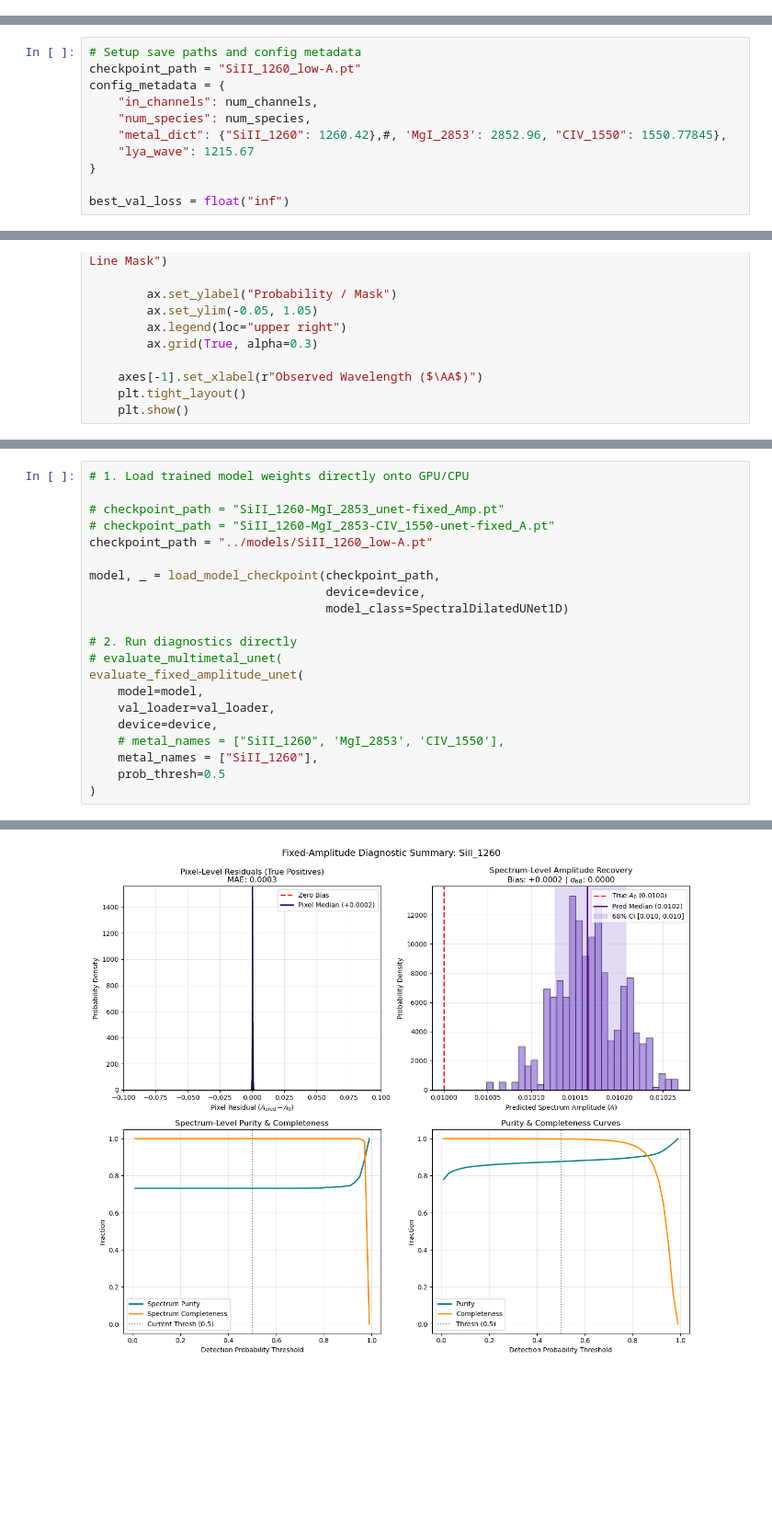
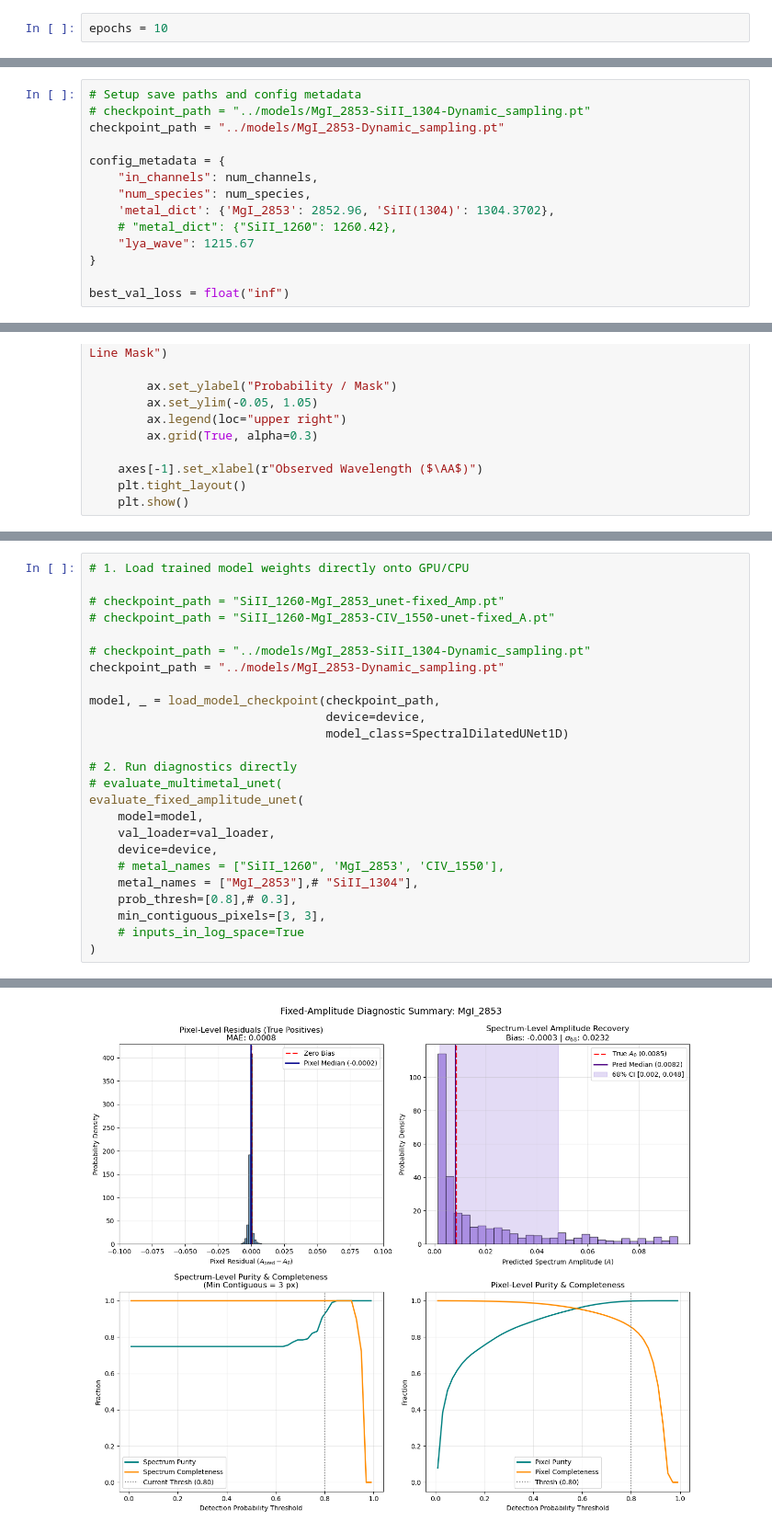
Before and after one commit to m-herbold/metal_classification, a Jupyter notebook: old/lognormal_unet-Copy1.ipynb, the cells around one changed output, grey strips where cells are left out. Shown at 92% size. Drawn from its saved outputs; the diff is of its cells as text; blank space fills up the shorter version.

```diff
--- a/old/lognormal_unet-Copy1.ipynb
+++ b/old/lognormal_unet-Copy1.ipynb
@@ -665,0 +803,2 @@ class SpectralDilatedUNet1D(nn.Module):
+# %%
+epochs = 10
@@ -686,10 +884,13 @@ optimizer = torch.optim.AdamW(model.parameters(), lr=3e-4, weight_decay=1e-4)
 # %%
 # Setup save paths and config metadata
-checkpoint_path = "SiII_1260_low-A.pt"
+# checkpoint_path = "../models/MgI_2853-SiII_1304-Dynamic_sampling.pt"
+checkpoint_path = "../models/MgI_2853-Dynamic_sampling.pt"
+
 config_metadata = {
     "in_channels": num_channels,
     "num_species": num_species,
-    "metal_dict": {"SiII_1260": 1260.42},#, 'MgI_2853': 2852.96, "CIV_1550": 1550.77845},
+    'metal_dict': {'MgI_2853': 2852.96, 'SiII(1304)': 1304.3702},
+    # "metal_dict": {"SiII_1260": 1260.42},
     "lya_wave": 1215.67
 }
 
@@ -1971,7 +1795,9 @@ def plot_sample_spectrum_prediction(
 
 # checkpoint_path = "SiII_1260-MgI_2853_unet-fixed_Amp.pt"
 # checkpoint_path = "SiII_1260-MgI_2853-CIV_1550-unet-fixed_A.pt"
-checkpoint_path = "../models/SiII_1260_low-A.pt"
+
+# checkpoint_path = "../models/MgI_2853-SiII_1304-Dynamic_sampling.pt"
+checkpoint_path = "../models/MgI_2853-Dynamic_sampling.pt"
 
 model, _ = load_model_checkpoint(checkpoint_path,
                                  device=device,
@@ -1984,7 +1810,9 @@ evaluate_fixed_amplitude_unet(
     val_loader=val_loader,
     device=device,
     # metal_names = ["SiII_1260", 'MgI_2853', 'CIV_1550'],
-    metal_names = ["SiII_1260"],
-    prob_thresh=0.5
+    metal_names = ["MgI_2853"],# "SiII_1304"],
+    prob_thresh=[0.8],# 0.3],
+    min_contiguous_pixels=[3, 3],
+    # inputs_in_log_space=True
 )
 # %% [output]
@@ -2009,3 +1836,3 @@ evaluate_fixed_amplitude_unet(
-[figure, old version]
+[figure, new version]
 # %%
 # 1. Load trained model weights directly onto GPU/CPU
```
Also changed, not shown: parts of 28 cells of this notebook, 2 other files.
